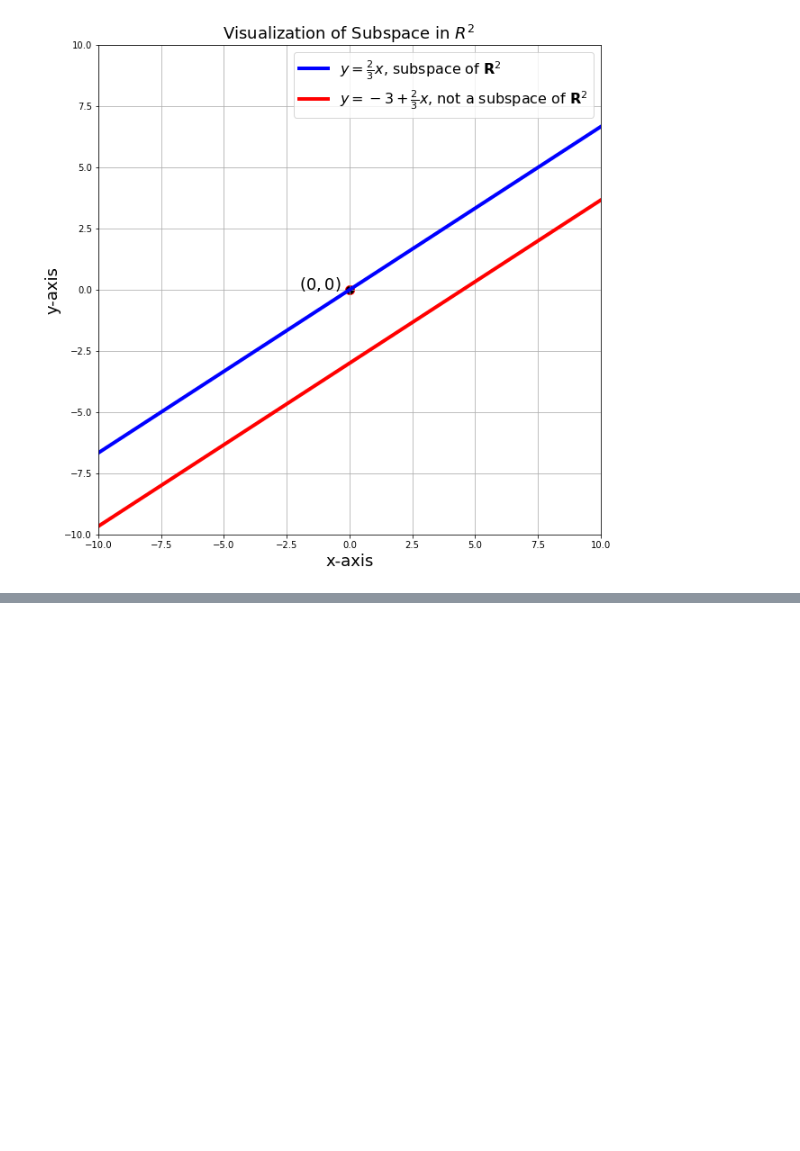
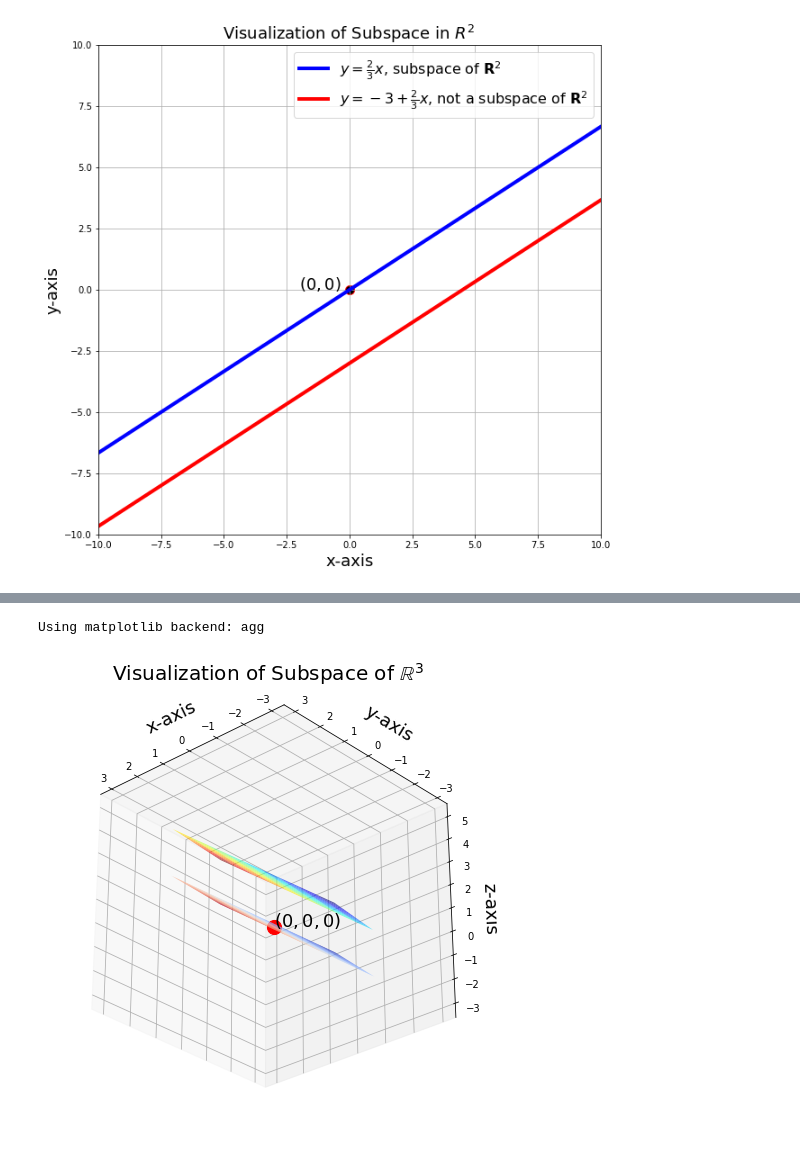
Before and after one commit to ghnreigns/reighns-ml-website, a Jupyter notebook: docs/mathematics/linear_algebra/03_linear_algebra_vector_spaces.ipynb, the cells around one changed output, grey strips where cells are left out. Saved outputs shown, nothing was run; the diff lists cells and outputs as text; code cells hidden in the pictures; blank space fills up the shorter version.

```diff
--- a/docs/mathematics/linear_algebra/03_linear_algebra_vector_spaces.ipynb
+++ b/docs/mathematics/linear_algebra/03_linear_algebra_vector_spaces.ipynb
@@ -241,3 +262,39 @@ iv) $\mathbb{R}^3$
+# %%
+import matplotlib.pyplot as plt
+import numpy as np
+%matplotlib
+# %matplotlib notebook, use this only if you are in Jupyter Notebook
+fig = plt.figure(figsize=(8, 8))
+
+ax = fig.add_subplot(111, projection="3d")
+
+s = np.linspace(-1, 1, 10)
+t = np.linspace(-1, 1, 10)
+S, T = np.meshgrid(s, t)
+
+X = S + 2 * T
+Y = -2 * S + T
+Z = S + 2 * T
+
+ax.plot_surface(X, Y, Z, alpha=0.9, cmap=plt.cm.coolwarm)
+
+Z2 = S + 2 * T + 2  # this is not a subspace anymore
+ax.plot_surface(X, Y, Z2, alpha=0.6, cmap=plt.cm.jet)
+
+ax.scatter(0, 0, 0, s=200, color="red")
+ax.text(0, 0, 0, "$(0,0,0)$", size=18, zorder=5)
+
+ax.set_title("Visualization of Subspace of $\mathbb{R}^3$", x=0.5, y=1.1, size=20)
+
+ax.set_xlabel("x-axis", size=18)
+ax.set_ylabel("y-axis", size=18)
+ax.set_zlabel("z-axis", size=18)
+
+ax.view_init(elev=-29, azim=132)
+plt.show()
+# %% [output]
+Using matplotlib backend: agg
+[figure, added]
 # %% [markdown]
 #### Theorem (Intersection of Subspaces is a Subspace)
 
```
Also changed, not shown: parts of 10 cells of this notebook, 6 other files.
